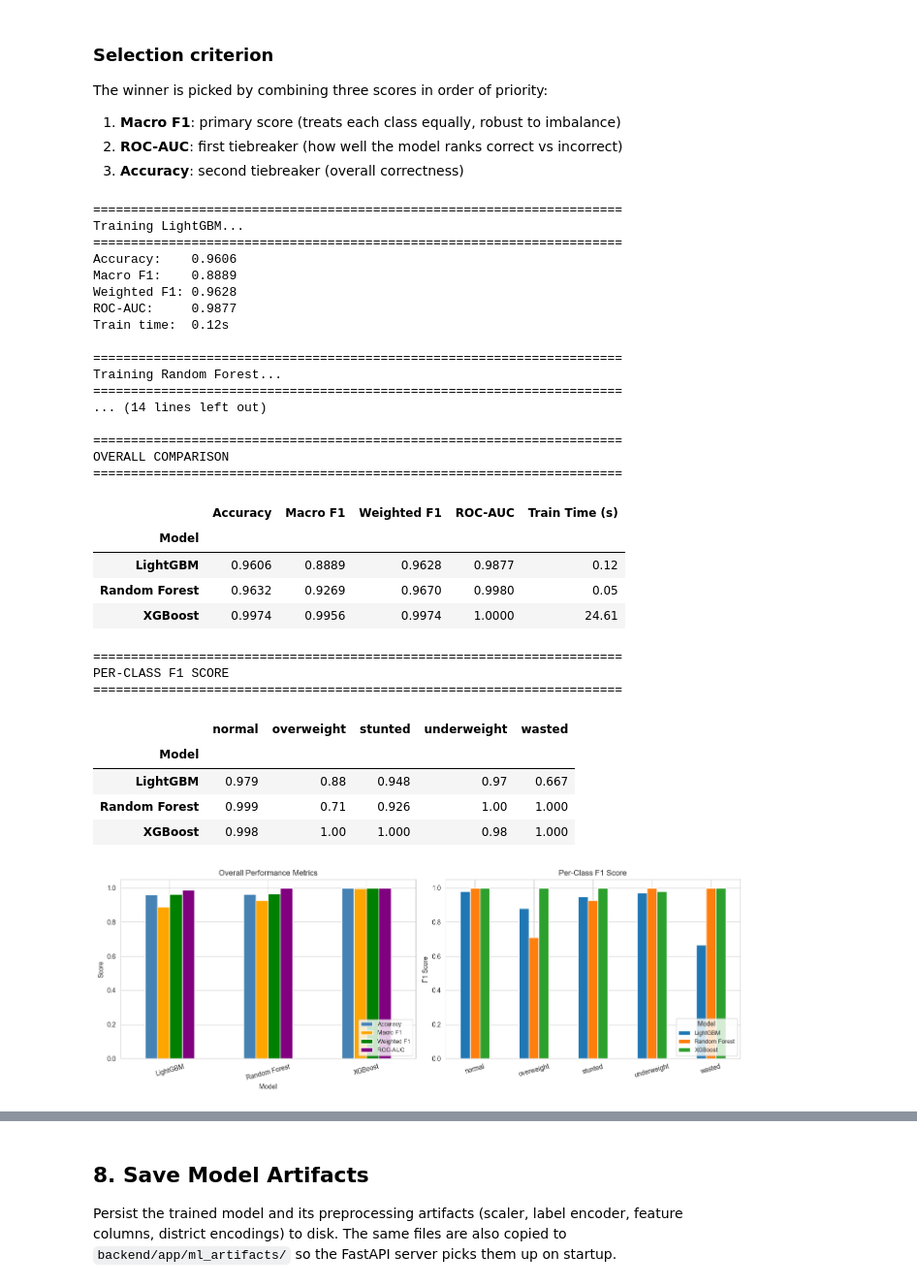
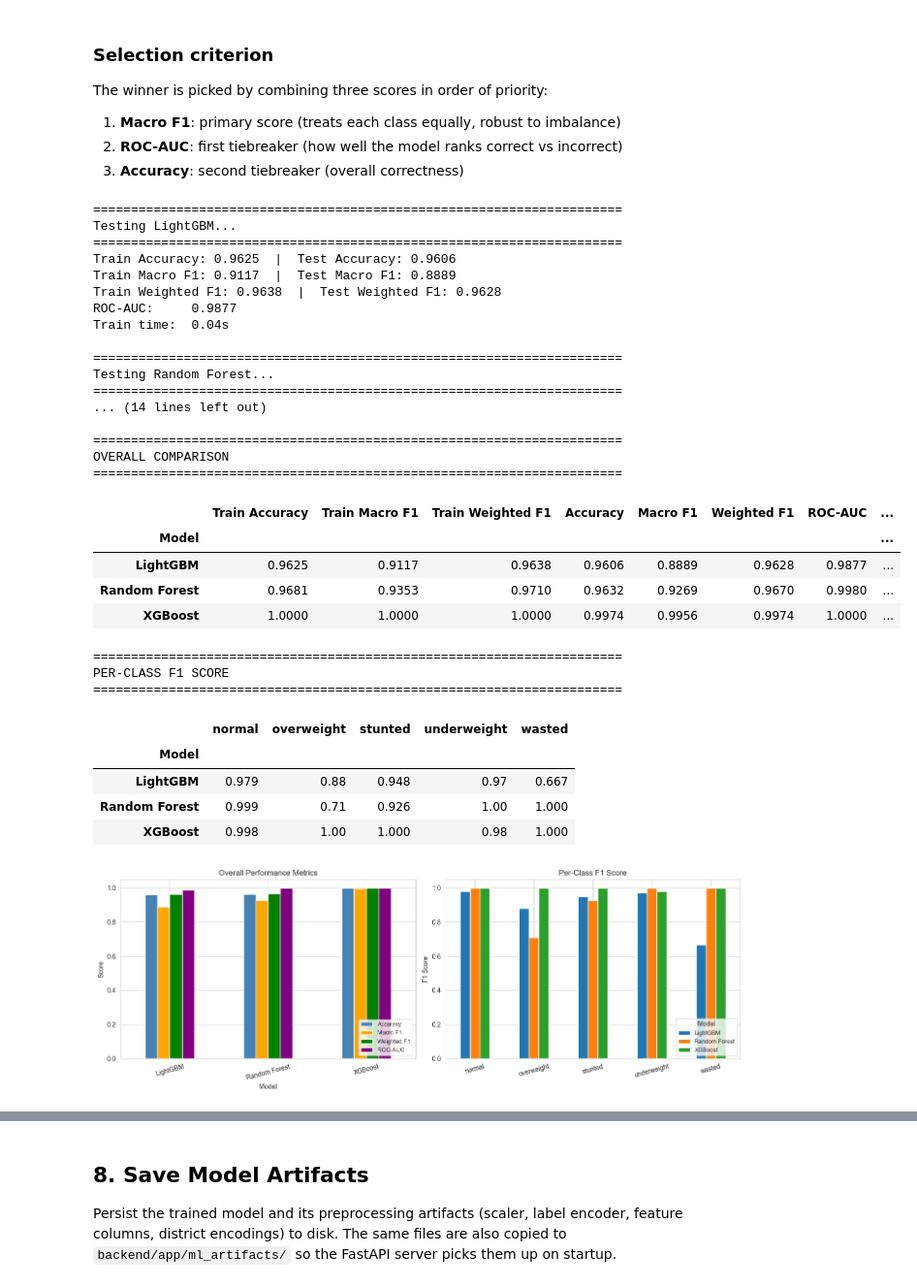
Before and after one commit to Philimuhire/child-growth-project, a Jupyter notebook: model/notebooks/train_model.ipynb, the cells around one changed output, grey strips where cells are left out. Shown at 97% size. Saved outputs shown, nothing was run; the diff lists cells and outputs as text; code cells hidden in the pictures.

Commit message:
add train-vs-test metrics and relabel model comparison output

```diff
--- a/model/notebooks/train_model.ipynb
+++ b/model/notebooks/train_model.ipynb
@@ -529,12 +529,18 @@ trained_models = {}
 
 for name, mdl in candidates.items():
     print(f"\n{'='*70}")
-    print(f"Training {name}...")
+    print(f"Testing {name}...")
     print(f"{'='*70}")
 
     t0 = time.time()
     mdl.fit(X_train, y_train, sample_weight=sample_weights)
     train_time = time.time() - t0
+
+    # Training-set performance (train-vs-test comparison / overfitting check)
+    train_pred = mdl.predict(X_train)
+    train_acc = accuracy_score(y_train, train_pred)
+    train_f1_macro = f1_score(y_train, train_pred, average='macro')
+    train_f1_weighted = f1_score(y_train, train_pred, average='weighted')
 
     y_pred = mdl.predict(X_test)
     y_proba = mdl.predict_proba(X_test)
@@ -547,6 +553,9 @@ for name, mdl in candidates.items():
 
     results.append({
         'Model': name,
+        'Train Accuracy': train_acc,
+        'Train Macro F1': train_f1_macro,
+        'Train Weighted F1': train_f1_weighted,
         'Accuracy': acc,
         'Macro F1': f1_macro,
         'Weighted F1': f1_weighted,
@@ -556,9 +565,9 @@ for name, mdl in candidates.items():
     })
     trained_models[name] = mdl
 
-    print(f"Accuracy:    {acc:.4f}")
-    print(f"Macro F1:    {f1_macro:.4f}")
-    print(f"Weighted F1: {f1_weighted:.4f}")
+    print(f"Train Accuracy: {train_acc:.4f}  |  Test Accuracy: {acc:.4f}")
+    print(f"Train Macro F1: {train_f1_macro:.4f}  |  Test Macro F1: {f1_macro:.4f}")
+    print(f"Train Weighted F1: {train_f1_weighted:.4f}  |  Test Weighted F1: {f1_weighted:.4f}")
     print(f"ROC-AUC:     {auc:.4f}")
     print(f"Train time:  {train_time:.2f}s")
 
@@ -570,7 +579,7 @@ print("="*70)
 results_df = pd.DataFrame([
     {k: v for k, v in r.items() if k != 'per_class_f1'} for r in results
 ]).set_index('Model')
-for col in ['Accuracy', 'Macro F1', 'Weighted F1', 'ROC-AUC']:
+for col in ['Train Accuracy', 'Train Macro F1', 'Train Weighted F1', 'Accuracy', 'Macro F1', 'Weighted F1', 'ROC-AUC']:
     results_df[col] = results_df[col].astype(float).round(4)
 display(results_df)
 
@@ -663,44 +672,44 @@ plt.show()
 # Feature importance (if available)
 if hasattr(model, 'feature_importances_'):
     importances = model.feature_importances_
     fi_df = pd.DataFrame({
         'feature': FEATURE_COLUMNS,
         'importance': importances,
     }).sort_values('importance', ascending=False)
 
     print("\nFeature importance values:")
     for _, row in fi_df.iterrows():
         print(f"  {row['feature']:25s}: {row['importance']:.6f}")
 
     fig, ax = plt.subplots(figsize=(10, 6))
     ax.barh(fi_df['feature'][::-1], fi_df['importance'][::-1], color='steelblue')
     ax.set_xlabel('Feature Importance (gain)')
     ax.set_title(f'Feature Importance — {best_name}')
     plt.tight_layout()
     plt.show()
 # %% [output]
 ======================================================================
-Training LightGBM...
+Testing LightGBM...
 ======================================================================
-Accuracy:    0.9606
-Macro F1:    0.8889
-Weighted F1: 0.9628
+Train Accuracy: 0.9625  |  Test Accuracy: 0.9606
+Train Macro F1: 0.9117  |  Test Macro F1: 0.8889
+Train Weighted F1: 0.9638  |  Test Weighted F1: 0.9628
 ROC-AUC:     0.9877
-Train time:  0.12s
+Train time:  0.04s
 
 ======================================================================
-Training Random Forest...
+Testing Random Forest...
 ======================================================================
 ... (14 lines left out)
 
 ======================================================================
 OVERALL COMPARISON
 ======================================================================
-|  | Accuracy | Macro F1 | Weighted F1 | ROC-AUC | Train Time (s) |
-| Model |  |  |  |  |  |
-| LightGBM | 0.9606 | 0.8889 | 0.9628 | 0.9877 | 0.12 |
-| Random Forest | 0.9632 | 0.9269 | 0.9670 | 0.9980 | 0.05 |
-| XGBoost | 0.9974 | 0.9956 | 0.9974 | 1.0000 | 24.61 |
+|  | Train Accuracy | Train Macro F1 | Train Weighted F1 | Accuracy | Macro F1 | Weighted F1 | ROC-AUC | ... |
+| Model |  |  |  |  |  |  |  | ... |
+| LightGBM | 0.9625 | 0.9117 | 0.9638 | 0.9606 | 0.8889 | 0.9628 | 0.9877 | ... |
+| Random Forest | 0.9681 | 0.9353 | 0.9710 | 0.9632 | 0.9269 | 0.9670 | 0.9980 | ... |
+| XGBoost | 1.0000 | 1.0000 | 1.0000 | 0.9974 | 0.9956 | 0.9974 | 1.0000 | ... |
 ======================================================================
 PER-CLASS F1 SCORE
 ======================================================================
```
Also changed, not shown: parts of 1 cell of this notebook.
